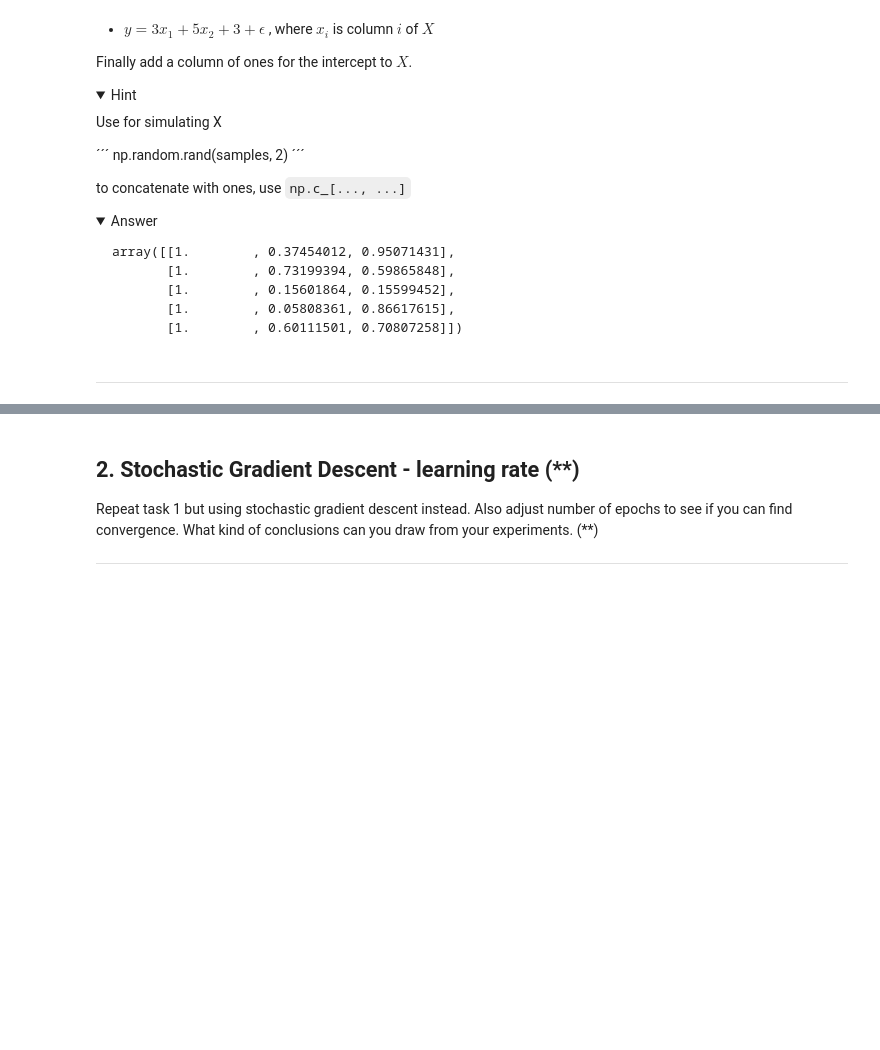
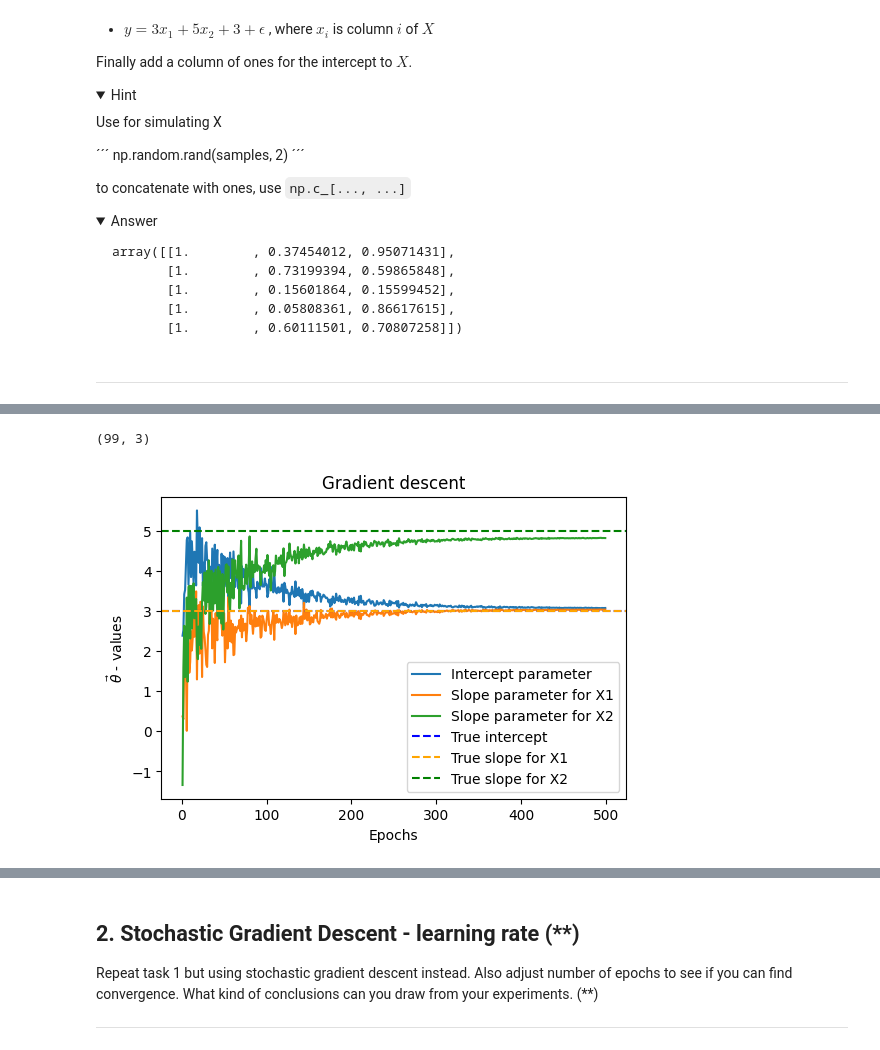
Before and after one commit to yuna-liu/Maskininlarning-Yuna-Liu, a Jupyter notebook: Exercises/E01_gradient_descent.ipynb, the cells around one changed output, grey strips where cells are left out. Saved outputs shown, nothing was run; the diff lists cells and outputs as text; code cells hidden in the pictures; folded sections open; blank space fills up the shorter version.

Commit message:
gradient descent

```diff
--- a/Exercises/E01_gradient_descent.ipynb
+++ b/Exercises/E01_gradient_descent.ipynb
@@ -128,0 +193,8 @@ b)
+# %%
+from sklearn.model_selection import train_test_split
+
+X_train, X_test, y_train, y_test = train_test_split(
+    X, y, test_size=0.33, random_state=42)
+
+# adds up to 1000
+X_train.shape, X_test.shape, y_train.shape, y_test.shape
@@ -128,0 +203,14 @@ b)
+# %%
+def gradient_descent(X, y, epochs=5, learning_rate=0.1): # epoches stands for iterations
+    m = len(X)
+
+    theta = np.random.randn(X.shape[1], 1)
+
+    for _ in range(epochs):
+        gradient = 2 / m * X.T @ (X @ theta - y)
+        theta -= learning_rate*gradient
+
+    return theta
+
+theta = gradient_descent(X_train, y_train)
+theta.reshape(-1)
@@ -128,0 +225,3 @@ b)
+# %%
+epochs = range(1,500)
+thetas = np.array([gradient_descent(X_train, y_train, epochs=epoch).reshape(-1) for epoch in epochs])
@@ -128,0 +248,17 @@ b)
+# %%
+thetas.shape
+# %% [output]
+(99, 3)
+# %%
+def gradient_descent_plot(epochs, thetas):
+    fig, ax = plt.figure(dpi=100), plt.axes()
+    ax.plot(epochs, thetas, label = ["Intercept parameter", "Slope parameter for X1", "Slope parameter for X2"])
+    ax.axhline(y=3, color='b', linestyle='--', label="True intercept")
+    ax.axhline(y=3, color='orange', linestyle='--', label="True slope for X1")
+    ax.axhline(y=5, color='green', linestyle='--', label="True slope for X2")
+    ax.set(xlabel = "Epochs", ylabel = r"$\vec{\theta}$ - values", title="Gradient descent" )
+    ax.legend();
+# %%
+gradient_descent_plot(epochs, thetas)
+# %% [output]
+[figure, added]
```
Also changed, not shown: parts of 16 cells of this notebook, 1 other file.
